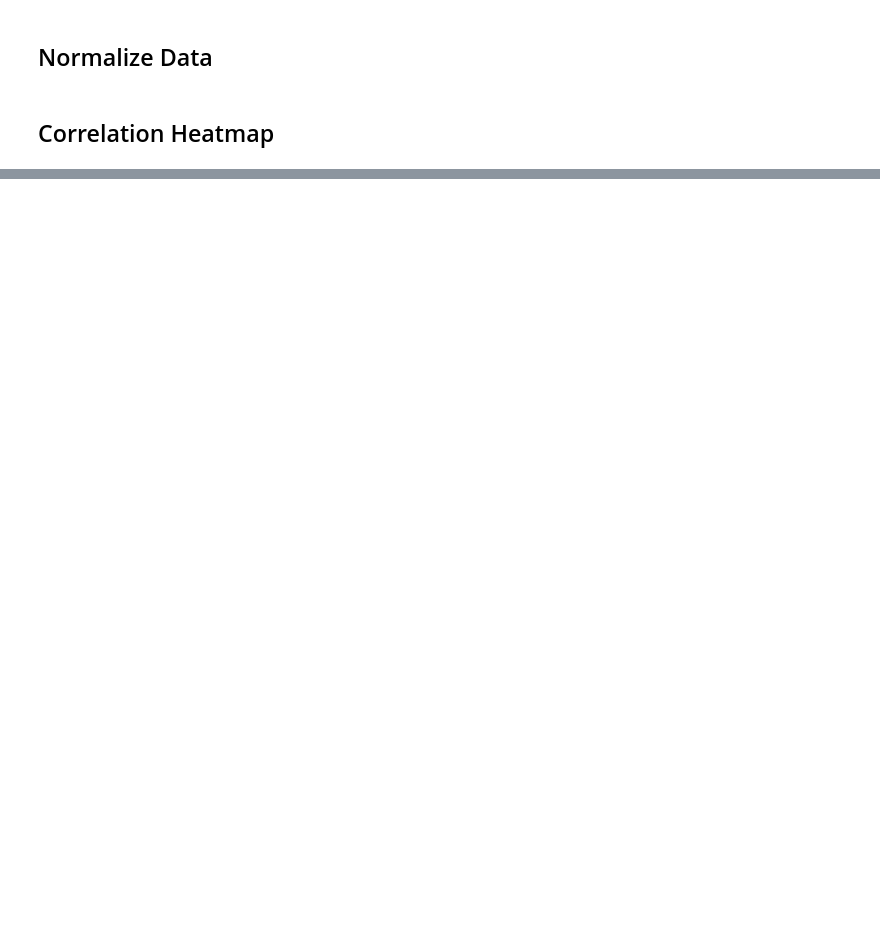
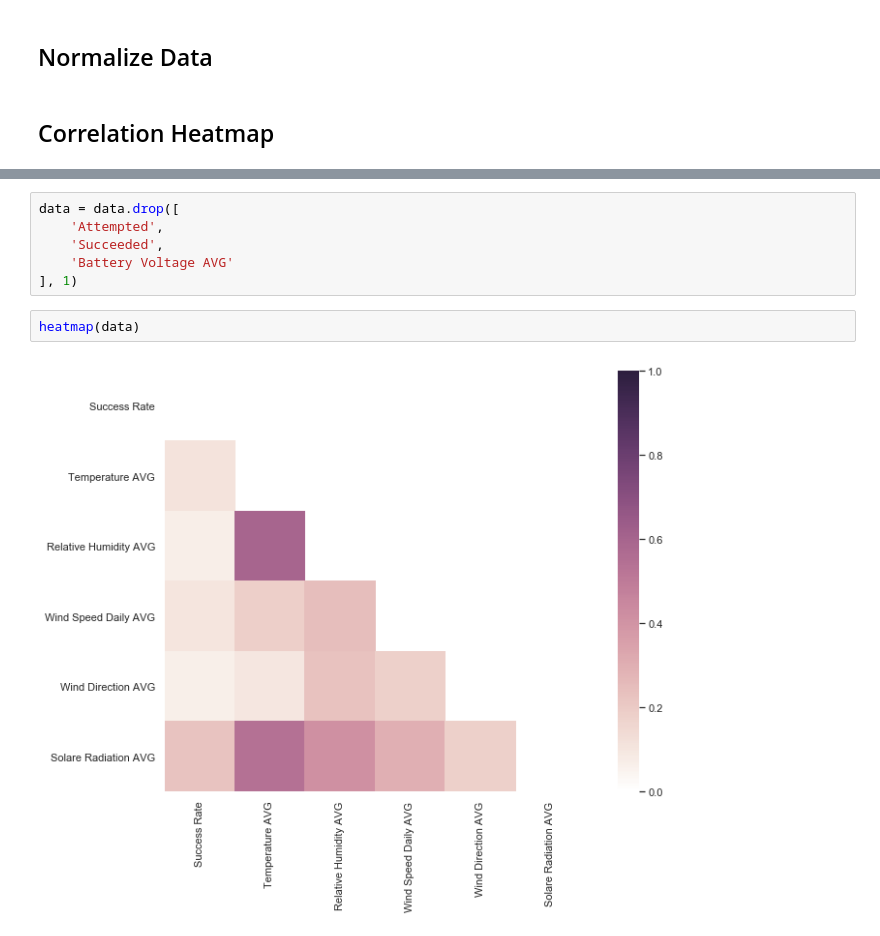
Before and after one commit to noltron000-coursework/mount-rainier, a Jupyter notebook: source/mount_rainier.ipynb, the cells around one changed output, grey strips where cells are left out. Saved outputs shown, nothing was run; the diff lists cells and outputs as text; blank space fills up the shorter version.

```diff
--- a/source/mount_rainier.ipynb
+++ b/source/mount_rainier.ipynb
@@ -153,0 +197,10 @@ del climb
+# %%
+data = data.drop([
+	'Attempted',
+	'Succeeded',
+	'Battery Voltage AVG'
+], 1)
+# %%
+heatmap(data)
+# %% [output]
+[figure, added]
```
Also changed, not shown: parts of 7 cells of this notebook.
